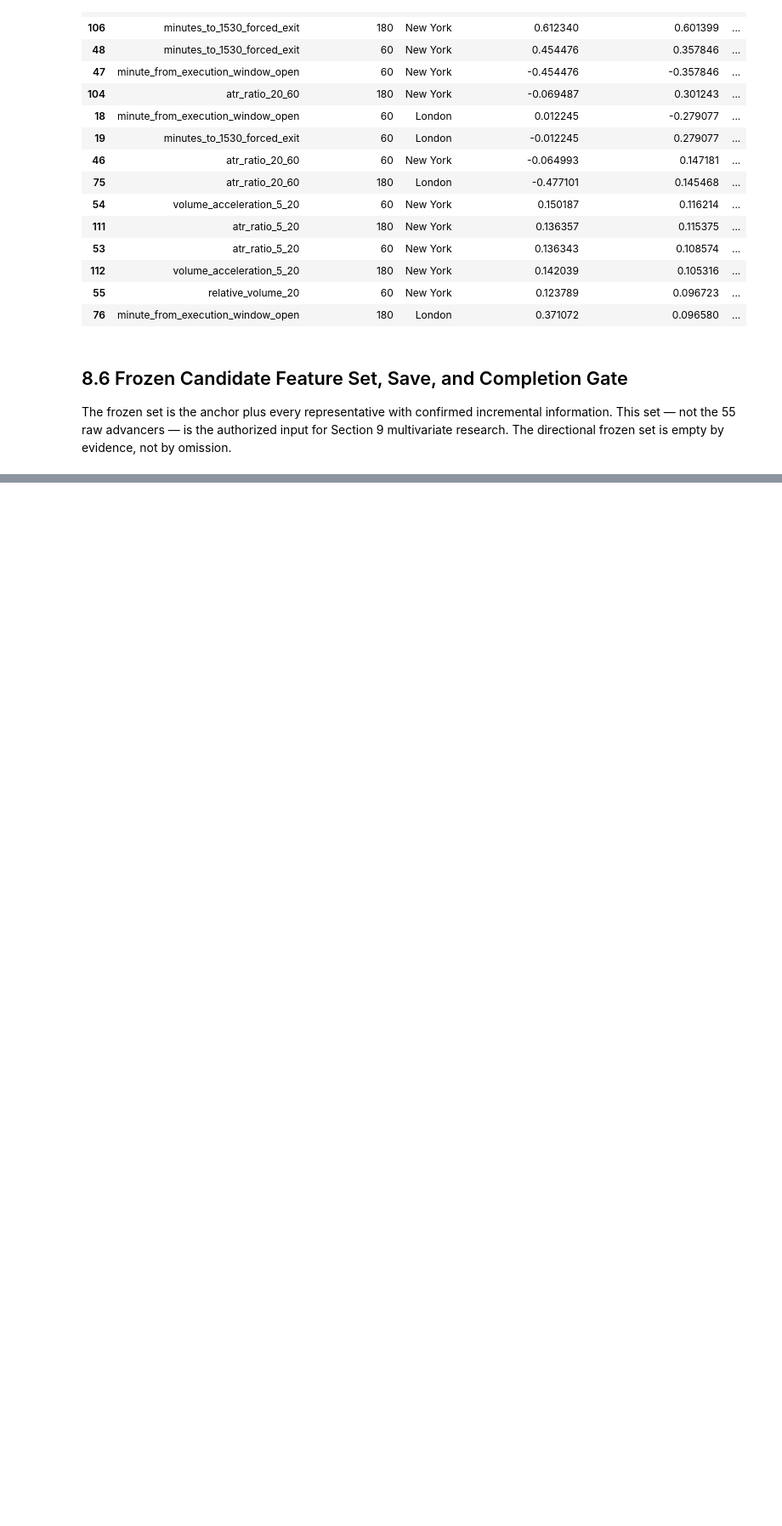
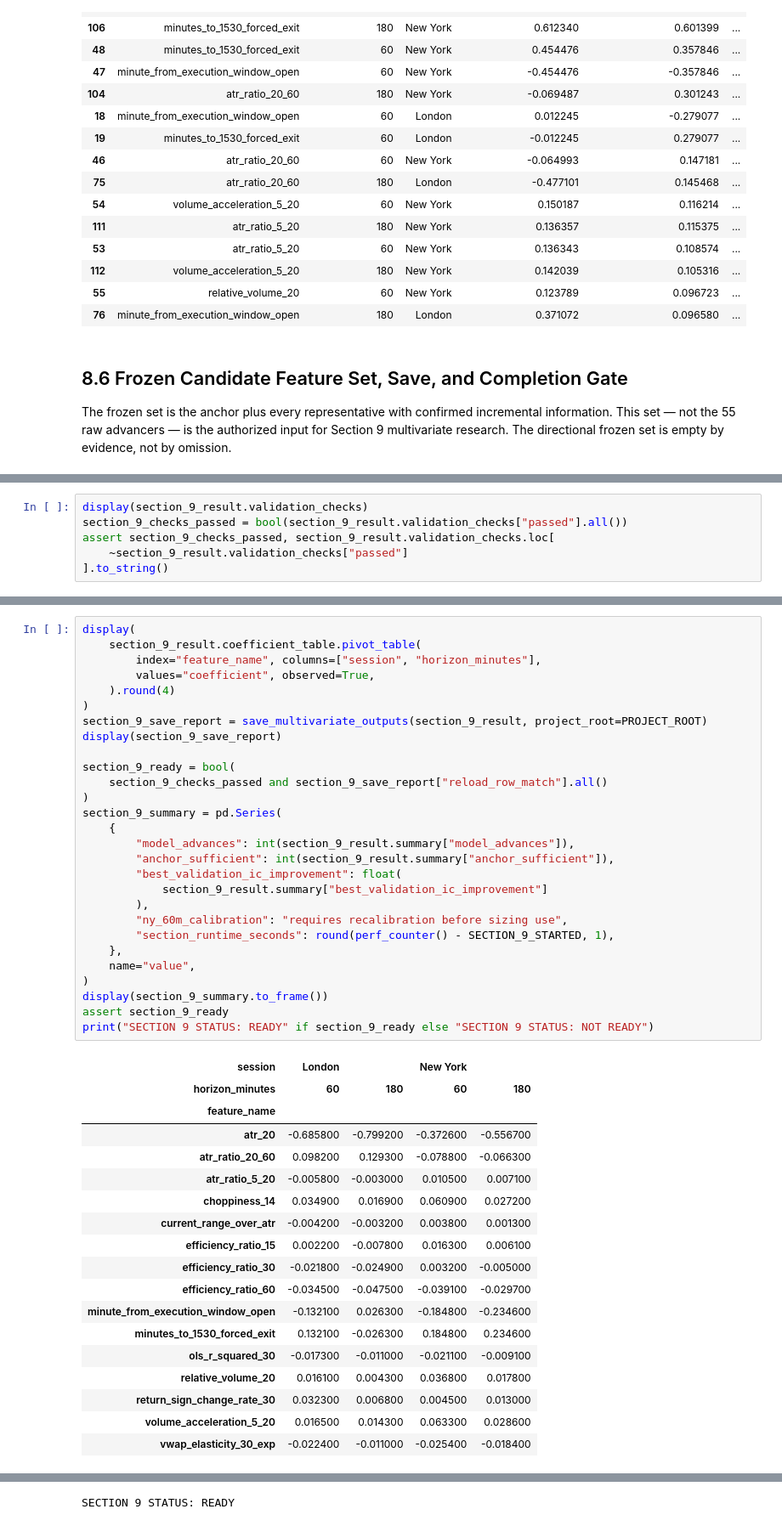
Before and after one commit to Abond1234/GC-1m-OHLCV-QUANTITATIVE-ANALYSIS, a Jupyter notebook: notebooks/exploration/statistical_feature_research.ipynb, the cells around one changed output, grey strips where cells are left out. Shown at 85% size. Cells and saved outputs as stored; diff of their text form; blank space fills up the shorter version.

```diff
--- a/notebooks/exploration/statistical_feature_research.ipynb
+++ b/notebooks/exploration/statistical_feature_research.ipynb
@@ -3890,0 +3937,6 @@ SECTION 8 STATUS: READY
+# %%
+display(section_9_result.validation_checks)
+section_9_checks_passed = bool(section_9_result.validation_checks["passed"].all())
+assert section_9_checks_passed, section_9_result.validation_checks.loc[
+    ~section_9_result.validation_checks["passed"]
+].to_string()
@@ -3890,0 +4035,47 @@ SECTION 8 STATUS: READY
+# %%
+display(
+    section_9_result.coefficient_table.pivot_table(
+        index="feature_name", columns=["session", "horizon_minutes"],
+        values="coefficient", observed=True,
+    ).round(4)
+)
+section_9_save_report = save_multivariate_outputs(section_9_result, project_root=PROJECT_ROOT)
+display(section_9_save_report)
+
+section_9_ready = bool(
+    section_9_checks_passed and section_9_save_report["reload_row_match"].all()
+)
+section_9_summary = pd.Series(
+    {
+        "model_advances": int(section_9_result.summary["model_advances"]),
+        "anchor_sufficient": int(section_9_result.summary["anchor_sufficient"]),
+        "best_validation_ic_improvement": float(
+            section_9_result.summary["best_validation_ic_improvement"]
+        ),
+        "ny_60m_calibration": "requires recalibration before sizing use",
+        "section_runtime_seconds": round(perf_counter() - SECTION_9_STARTED, 1),
+    },
+    name="value",
+)
+display(section_9_summary.to_frame())
+assert section_9_ready
+print("SECTION 9 STATUS: READY" if section_9_ready else "SECTION 9 STATUS: NOT READY")
+# %% [output]
+| session | London |  | New York |  |
+| horizon_minutes | 60 | 180 | 60 | 180 |
+| feature_name |  |  |  |  |
+| atr_20 | -0.685800 | -0.799200 | -0.372600 | -0.556700 |
+| atr_ratio_20_60 | 0.098200 | 0.129300 | -0.078800 | -0.066300 |
+| atr_ratio_5_20 | -0.005800 | -0.003000 | 0.010500 | 0.007100 |
+| choppiness_14 | 0.034900 | 0.016900 | 0.060900 | 0.027200 |
+| current_range_over_atr | -0.004200 | -0.003200 | 0.003800 | 0.001300 |
+| efficiency_ratio_15 | 0.002200 | -0.007800 | 0.016300 | 0.006100 |
+| efficiency_ratio_30 | -0.021800 | -0.024900 | 0.003200 | -0.005000 |
+| efficiency_ratio_60 | -0.034500 | -0.047500 | -0.039100 | -0.029700 |
+| minute_from_execution_window_open | -0.132100 | 0.026300 | -0.184800 | -0.234600 |
+| minutes_to_1530_forced_exit | 0.132100 | -0.026300 | 0.184800 | 0.234600 |
+| ols_r_squared_30 | -0.017300 | -0.011000 | -0.021100 | -0.009100 |
+| relative_volume_20 | 0.016100 | 0.004300 | 0.036800 | 0.017800 |
+| return_sign_change_rate_30 | 0.032300 | 0.006800 | 0.004500 | 0.013000 |
+| volume_acceleration_5_20 | 0.016500 | 0.014300 | 0.063300 | 0.028600 |
+| vwap_elasticity_30_exp | -0.022400 | -0.011000 | -0.025400 | -0.018400 |
@@ -3890,0 +4095 @@ SECTION 8 STATUS: READY
+SECTION 9 STATUS: READY
```
Also changed, not shown: parts of 29 cells of this notebook, 4 other files.
